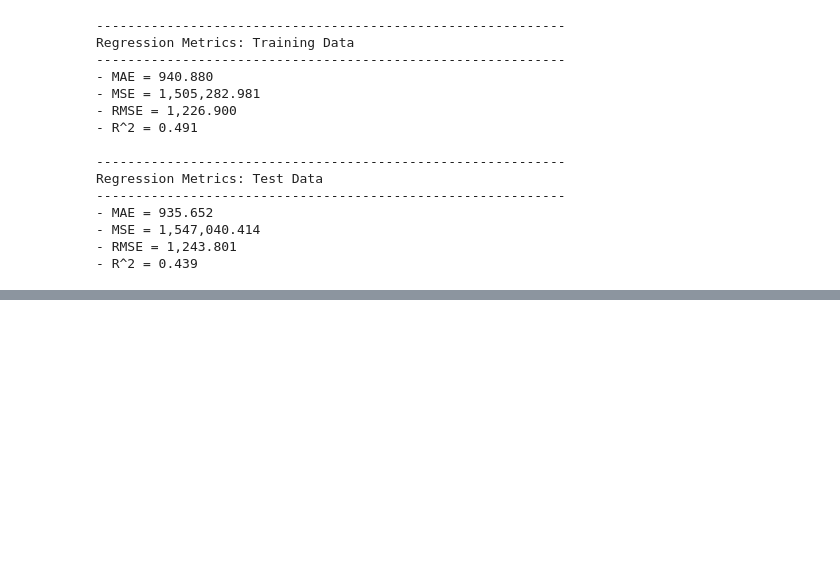
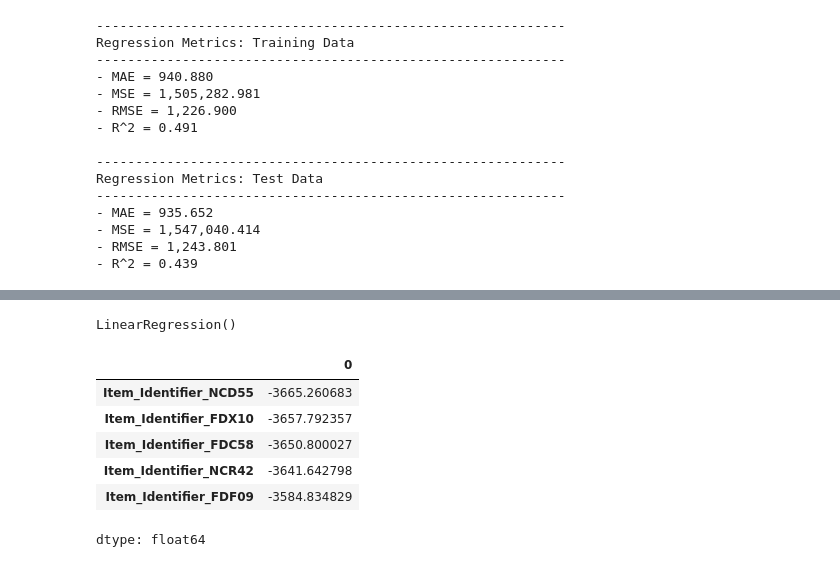
Before and after one commit to Maryam-Skaik/Prediction-of-Product-Sales, a Jupyter notebook: Prediction_of_Product_Sales.ipynb, the cells around one changed output, grey strips where cells are left out. Saved outputs shown, nothing was run; the diff lists cells and outputs as text; code cells hidden in the pictures; blank space fills up the shorter version.

```diff
--- a/Prediction_of_Product_Sales.ipynb
+++ b/Prediction_of_Product_Sales.ipynb
@@ -1569,0 +1582,20 @@ Regression Metrics: Test Data
+# %%
+from sklearn.linear_model import LinearRegression
+
+# Transform data
+preprocessor.fit(X_train)
+
+feature_names = preprocessor.get_feature_names_out()
+
+X_train_df = pd.DataFrame(preprocessor.transform(X_train),
+                         columns=feature_names,
+                         index=X_train.index)
+
+X_test_df = pd.DataFrame(preprocessor.transform(X_test),
+                        columns=feature_names,
+                        index=X_test.index)
+# %%
+lin_reg = LinearRegression()
+lin_reg.fit(X_train_df, y_train)
+# %% [output]
+LinearRegression()
@@ -1569,0 +1615,11 @@ Regression Metrics: Test Data
+# %%
+coeffs = get_coeffs_linreg(lin_reg)
+coeffs.head()
+# %% [output]
+|  | 0 |
+| Item_Identifier_NCD55 | -3665.260683 |
+| Item_Identifier_FDX10 | -3657.792357 |
+| Item_Identifier_FDC58 | -3650.800027 |
+| Item_Identifier_NCR42 | -3641.642798 |
+| Item_Identifier_FDF09 | -3584.834829 |
+dtype: float64
```
Also changed, not shown: parts of 10 cells of this notebook.
